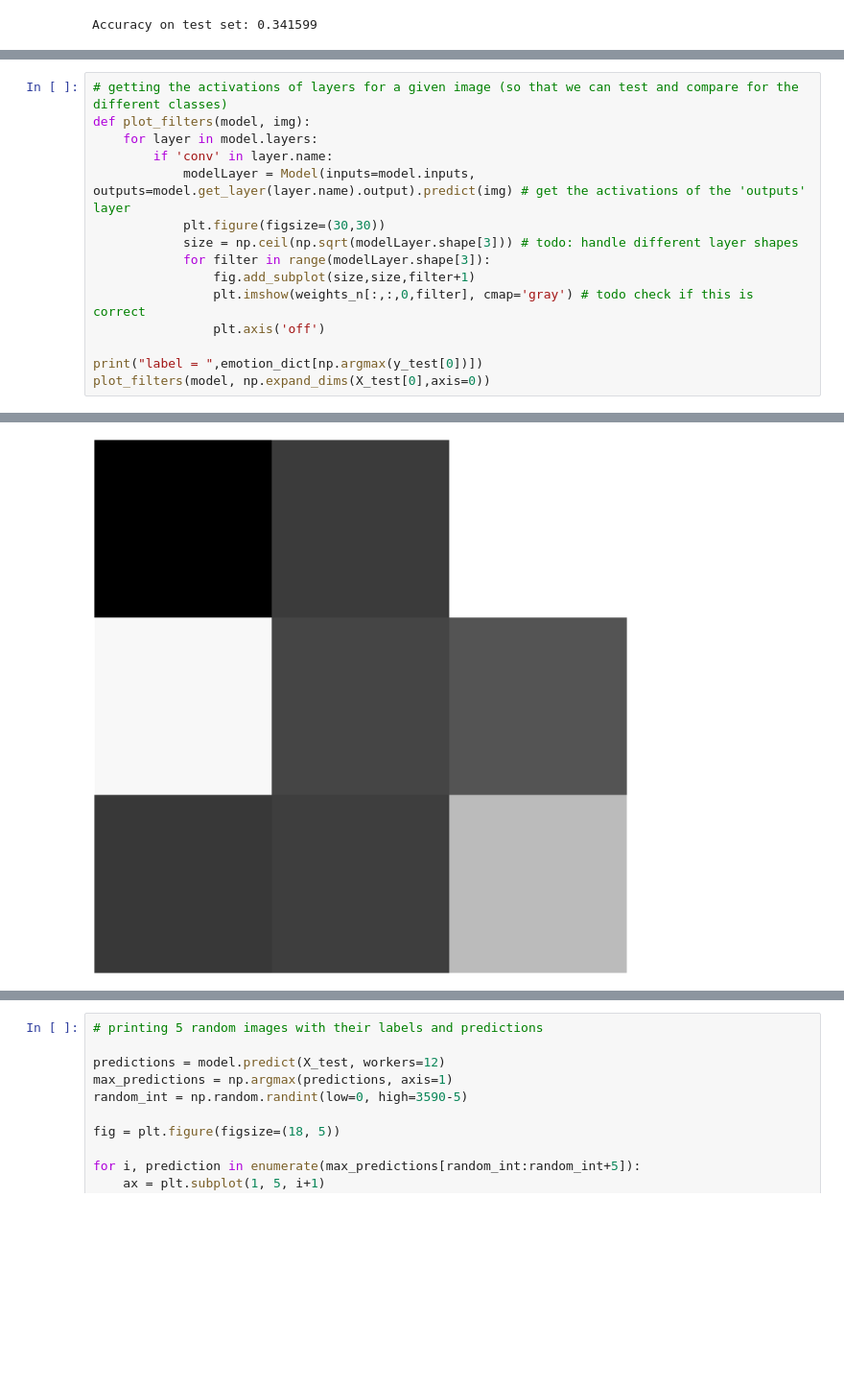
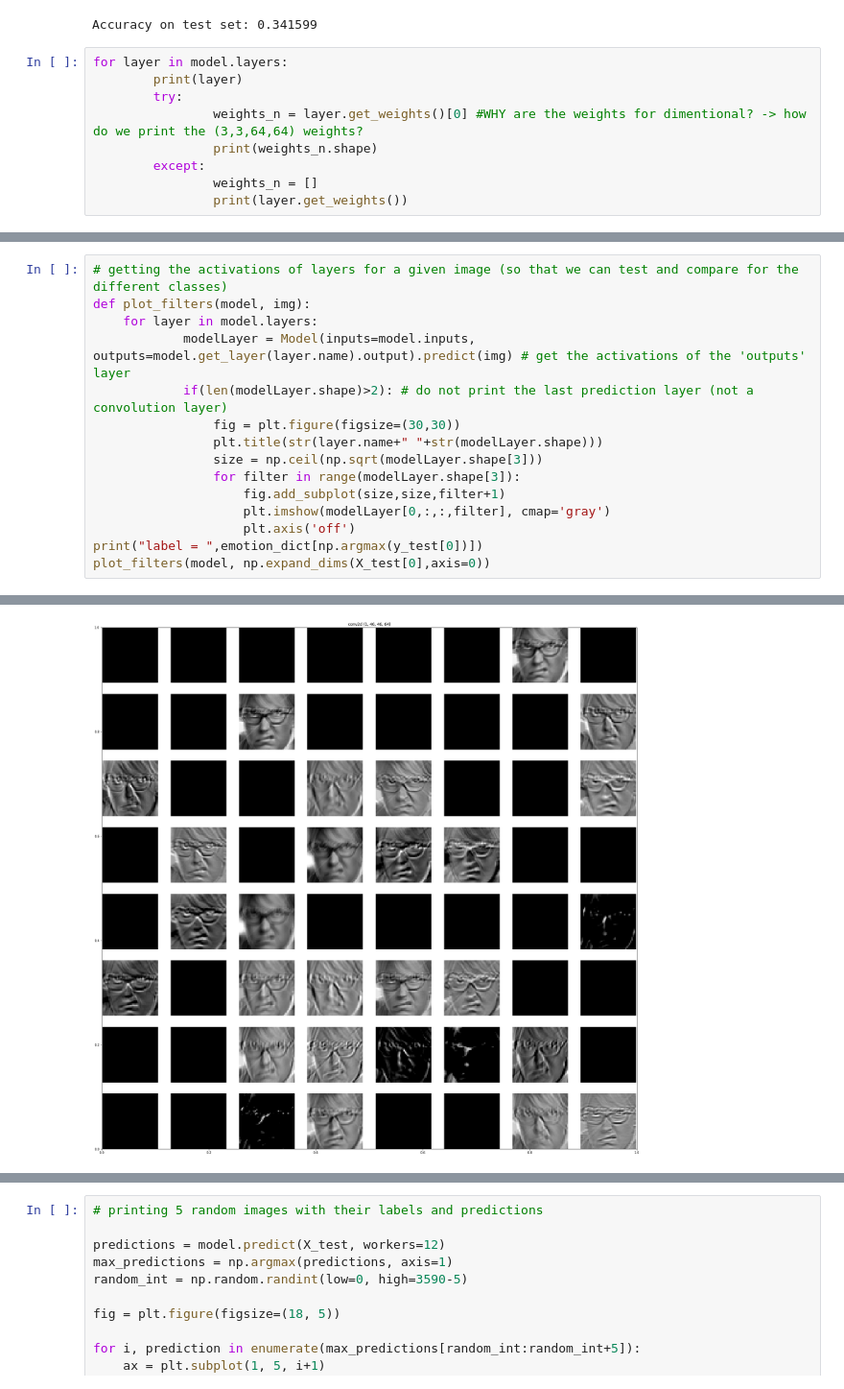
Before and after one commit to lougau92/Facial-recognition-using-cnn, a Jupyter notebook: tensorflow_alternative_louis.ipynb, the cells around one changed output, grey strips where cells are left out. Shown at 96% size. Drawn from its saved outputs; the diff is of its cells as text; blank space fills up the shorter version.

Commit message:
filter visualisation: second commit

```diff
--- a/tensorflow_alternative_louis.ipynb
+++ b/tensorflow_alternative_louis.ipynb
@@ -223,3 +223,12 @@ Epoch 1/2
 14354/14354 [==============================] - 107s 7ms/step - loss: 1.6075 - accuracy: 0.3771 - val_loss: 1.5655 - val_accuracy: 0.3360
 [figure]
 Accuracy on test set: 0.341599
+# %%
+for layer in model.layers:
+        print(layer)
+        try:
+                weights_n = layer.get_weights()[0] #WHY are the weights for dimentional? -> how  do we print the (3,3,64,64) weights?
+                print(weights_n.shape)
+        except:
+                weights_n = []
+                print(layer.get_weights())
@@ -243,15 +273,15 @@ for layer in model.layers:
 # getting the activations of layers for a given image (so that we can test and compare for the different classes)
 def plot_filters(model, img):
     for layer in model.layers:
-        if 'conv' in layer.name:
             modelLayer = Model(inputs=model.inputs, outputs=model.get_layer(layer.name).output).predict(img) # get the activations of the 'outputs' layer
-            plt.figure(figsize=(30,30))
-            size = np.ceil(np.sqrt(modelLayer.shape[3])) # todo: handle different layer shapes
-            for filter in range(modelLayer.shape[3]):
-                fig.add_subplot(size,size,filter+1)
-                plt.imshow(weights_n[:,:,0,filter], cmap='gray') # todo check if this is correct
-                plt.axis('off')
-
+            if(len(modelLayer.shape)>2): # do not print the last prediction layer (not a convolution layer)
+                fig = plt.figure(figsize=(30,30))
+                plt.title(str(layer.name+" "+str(modelLayer.shape)))
+                size = np.ceil(np.sqrt(modelLayer.shape[3]))
+                for filter in range(modelLayer.shape[3]):
+                    fig.add_subplot(size,size,filter+1)
+                    plt.imshow(modelLayer[0,:,:,filter], cmap='gray')
+                    plt.axis('off')
 print("label = ",emotion_dict[np.argmax(y_test[0])])
 plot_filters(model, np.expand_dims(X_test[0],axis=0))
 # %% [output]
@@ -261 +299 @@ label =  anger
-[figure, old version]
+[figure, new version]
```
Also changed, not shown: parts of 3 cells of this notebook.
